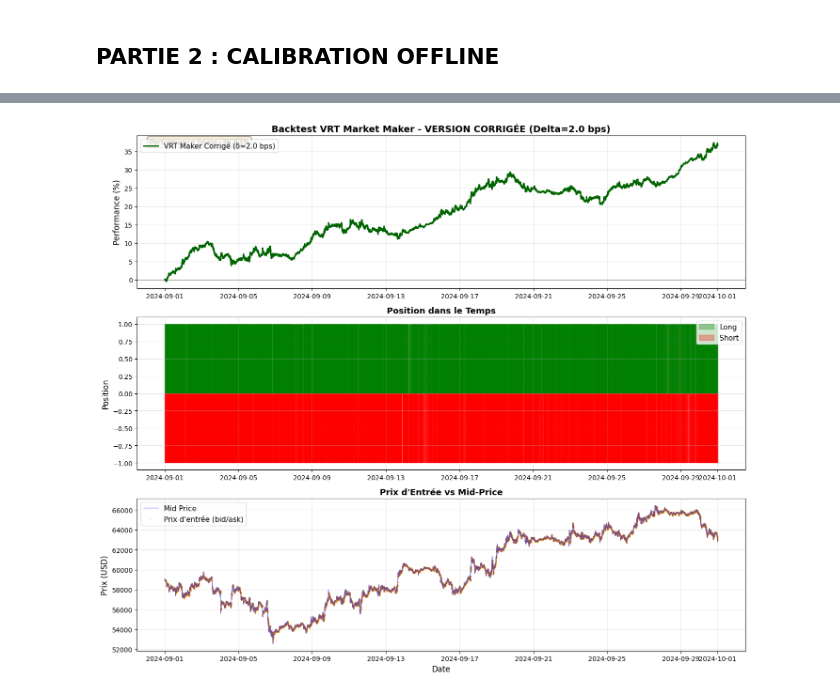
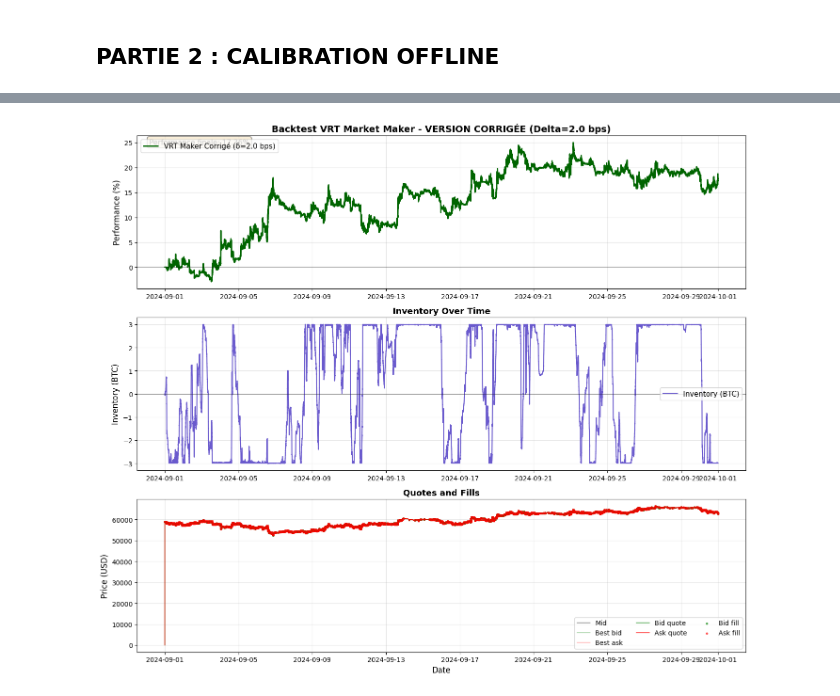
Before and after one commit to 333Rosky/strategy_library, a Jupyter notebook: High Frequency Trading/hft_vrt_maker.ipynb, the cells around one changed output, grey strips where cells are left out. Drawn from its saved outputs; the diff is of its cells as text; code cells hidden in the pictures.

```diff
--- a/High Frequency Trading/hft_vrt_maker.ipynb
+++ b/High Frequency Trading/hft_vrt_maker.ipynb
@@ -889,22 +856,36 @@ Configuration:
 
 La cellule 15 (Validation) fait automatiquement ces vérifications.
 # %%
-# EXÉCUTION ET COMPARAISON
-print("="*80)
-print("EXÉCUTION DU BACKTEST CORRIGÉ V2")
-print("="*80)
-
 # Lancer le backtest corrigé
 if 'df_resampled_spread' in locals():
+    if 'df_backtest' not in globals():
+        df_trades_5s = (
+            df_trades
+            .with_columns([
+                pl.from_epoch(pl.col("transact_time"), time_unit="ms").alias("trade_time"),
+                pl.col("price").cast(pl.Float64).alias("trade_price"),
+                pl.col("quantity").cast(pl.Float64).alias("trade_qty"),
+            ])
+            .sort("trade_time")
+            .group_by_dynamic("trade_time", every="5s")
+            .agg([
+                pl.col("trade_price").min().alias("min_trade_price"),
+                pl.col("trade_price").max().alias("max_trade_price"),
+                pl.col("trade_qty").sum().alias("sum_trade_qty"),
+            ])
+            .rename({"trade_time": "datetime"})
+        )
+        df_backtest = df_resampled_spread.join(df_trades_5s, on="datetime", how="left")
+
     pdf_corrected, stats_corrected = run_vrt_maker_corrected(
-        df_resampled_spread,
+        df_backtest,
         delta_bps=DELTA_OPTIMAL,
         vrt_threshold=VRT_THRESHOLD
     )
 
     print(f"\n📊 RÉSULTATS (VERSION SIMPLIFIÉE - PnL Directionnel Seulement):")
     print(f"  Trades exécutés: {stats_corrected['total_fills']:,}")
-    print(f"  P(fill): {stats_corrected['fill_prob']*100:.2f}%")
+    print(f"  Avg fills/bar: {stats_corrected['avg_fills_per_bar']:.4f}")
     print(f"  Performance finale: {stats_corrected['final_perf']:.2f}%")
 
     # Performance du marché pour comparaison
@@ -916,21 +897,11 @@ if 'df_resampled_spread' in locals():
     print(f"  Performance de la stratégie: {stats_corrected['final_perf']:.2f}%")
     print(f"  Alpha généré: {stats_corrected['final_perf'] - market_perf:.2f}%")
 
-    # Ancienne performance pour référence
-    n_fills = stats_corrected['total_fills']
-    edge_per_fill_old = (DELTA_OPTIMAL - ADVERSE_SELECTION_BPS) / 10000
-    total_edge_old = n_fills * edge_per_fill_old
-    perf_edge_only_old = (np.exp(total_edge_old) - 1) * 100
-
-    print(f"\n📉 RAPPEL DE L'ANCIENNE ERREUR:")
-    print(f"  Ancienne méthode (avec double comptage): ~213% ❌")
-    print(f"    - Edge mal comptabilisé: {perf_edge_only_old:.2f}%")
-    print(f"  Nouvelle méthode (PnL directionnel seul): {stats_corrected['final_perf']:.2f}% ✅")
-
-    print(f"\n💡 NOTE IMPORTANTE:")
-    print(f"  Cette version calcule UNIQUEMENT le PnL directionnel (signal trading).")
-    print(f"  L'edge du market-making n'est PAS modélisé car on trade au mid-price.")
-    print(f"  Pour capturer l'edge, il faudrait simuler les prix bid/ask réels.")
+    print(f"\nModel parameters:")
+    print(f"  delta_bps: {stats_corrected.get('delta_bps', DELTA_OPTIMAL):.2f}")
+    print(f"  maker_fee_bps: {stats_corrected.get('maker_fee_bps', 0.0):.4f}")
+    print(f"  adverse_selection_bps: {stats_corrected.get('adverse_selection_bps', 0.0):.4f}")
+    print(f"  inventory_limit: {stats_corrected.get('inventory_limit', 0.0):.2f}")
 
     # Visualisation améliorée
     fig, axes = plt.subplots(3, 1, figsize=(14, 12))
@@ -949,40 +920,45 @@ if 'df_resampled_spread' in locals():
              transform=ax1.transAxes, fontsize=11, verticalalignment='top',
              bbox=dict(boxstyle='round', facecolor='wheat', alpha=0.5))
 
-    # 2. Position dans le temps
+    # 2. Inventory over time
     ax2 = axes[1]
-    ax2.fill_between(pdf_corrected['datetime'], 0, pdf_corrected['pos'],
-                     where=(pdf_corrected['pos']>0), alpha=0.3, color='green', label='Long')
-    ax2.fill_between(pdf_corrected['datetime'], 0, pdf_corrected['pos'],
-                     where=(pdf_corrected['pos']<0), alpha=0.3, color='red', label='Short')
-    ax2.set_ylabel('Position', fontsize=12)
-    ax2.set_title('Position dans le Temps', fontsize=13, fontweight='bold')
+    inv = pdf_corrected['inventory'] if 'inventory' in pdf_corrected.columns else 0.0
+    ax2.plot(pdf_corrected['datetime'], inv, linewidth=1.5, color='slateblue', label='Inventory (BTC)')
+    ax2.axhline(0, color='black', linestyle='-', linewidth=1, alpha=0.3)
+    ax2.set_ylabel('Inventory (BTC)', fontsize=12)
+    ax2.set_title('Inventory Over Time', fontsize=13, fontweight='bold')
     ax2.legend(fontsize=11)
     ax2.grid(alpha=0.3)
 
-    # 3. Prix d'entrée vs Mid
+    # 3. Quotes and fills (top-of-book + quotes)
     ax3 = axes[2]
-    # Tracer le mid
-    ax3.plot(pdf_corrected['datetime'], pdf_corrected['close'],
-            linewidth=1, color='blue', alpha=0.5, label='Mid Price')
-    # Tracer les prix d'entrée (seulement quand il y a une position)
-    mask_pos = pdf_corrected['entry_price'] > 0
-    ax3.scatter(pdf_corrected.loc[mask_pos, 'datetime'],
-               pdf_corrected.loc[mask_pos, 'entry_price'],
-               s=1, color='orange', alpha=0.3, label='Prix d\'entrée (bid/ask)')
+    ax3.plot(pdf_corrected['datetime'], pdf_corrected['close'], linewidth=1, color='black', alpha=0.6, label='Mid')
+    ax3.plot(pdf_corrected['datetime'], pdf_corrected['bid_close'], linewidth=1, color='green', alpha=0.4, label='Best bid')
+    ax3.plot(pdf_corrected['datetime'], pdf_corrected['ask_close'], linewidth=1, color='red', alpha=0.4, label='Best ask')
+
+    if 'bid_quote' in pdf_corrected.columns and 'ask_quote' in pdf_corrected.columns:
+        ax3.plot(pdf_corrected['datetime'], pdf_corrected['bid_quote'], linewidth=1, color='green', alpha=0.9, label='Bid quote')
+        ax3.plot(pdf_corrected['datetime'], pdf_corrected['ask_quote'], linewidth=1, color='red', alpha=0.9, label='Ask quote')
+
+    # Mark fills
+    if 'fill_bid' in pdf_corrected.columns:
+        m = pdf_corrected['fill_bid'] > 0
+        ax3.scatter(pdf_corrected.loc[m, 'datetime'], pdf_corrected.loc[m, 'bid_quote'], s=6, color='green', alpha=0.6, label='Bid fill')
+    if 'fill_ask' in pdf_corrected.columns:
+        m = pdf_corrected['fill_ask'] > 0
+        ax3.scatter(pdf_corrected.loc[m, 'datetime'], pdf_corrected.loc[m, 'ask_quote'], s=6, color='red', alpha=0.6, label='Ask fill')
+
     ax3.set_xlabel('Date', fontsize=12)
-    ax3.set_ylabel('Prix (USD)', fontsize=12)
-    ax3.set_title('Prix d\'Entrée vs Mid-Price', fontsize=13, fontweight='bold')
-    ax3.legend(fontsize=11)
+    ax3.set_ylabel('Price (USD)', fontsize=12)
+    ax3.set_title('Quotes and Fills', fontsize=13, fontweight='bold')
+    ax3.legend(fontsize=10, ncol=3)
     ax3.grid(alpha=0.3)
 
     plt.tight_layout()
     plt.savefig('backtest_vrt_maker_corrected.png', dpi=150, bbox_inches='tight')
     plt.show()
 
-    print("\n" + "="*80)
-    print("DIAGNOSTIC")
-    print("="*80)
+
 
     if stats_corrected['final_perf'] > 0:
         print(f"\n✅ Performance POSITIVE : {stats_corrected['final_perf']:.2f}%")
@@ -1028 +1002 @@ EXÉCUTION DU BACKTEST CORRIGÉ V2
-[figure, old version]
+[figure, new version]
```
Also changed, not shown: parts of 16 cells of this notebook, 7 other files.
